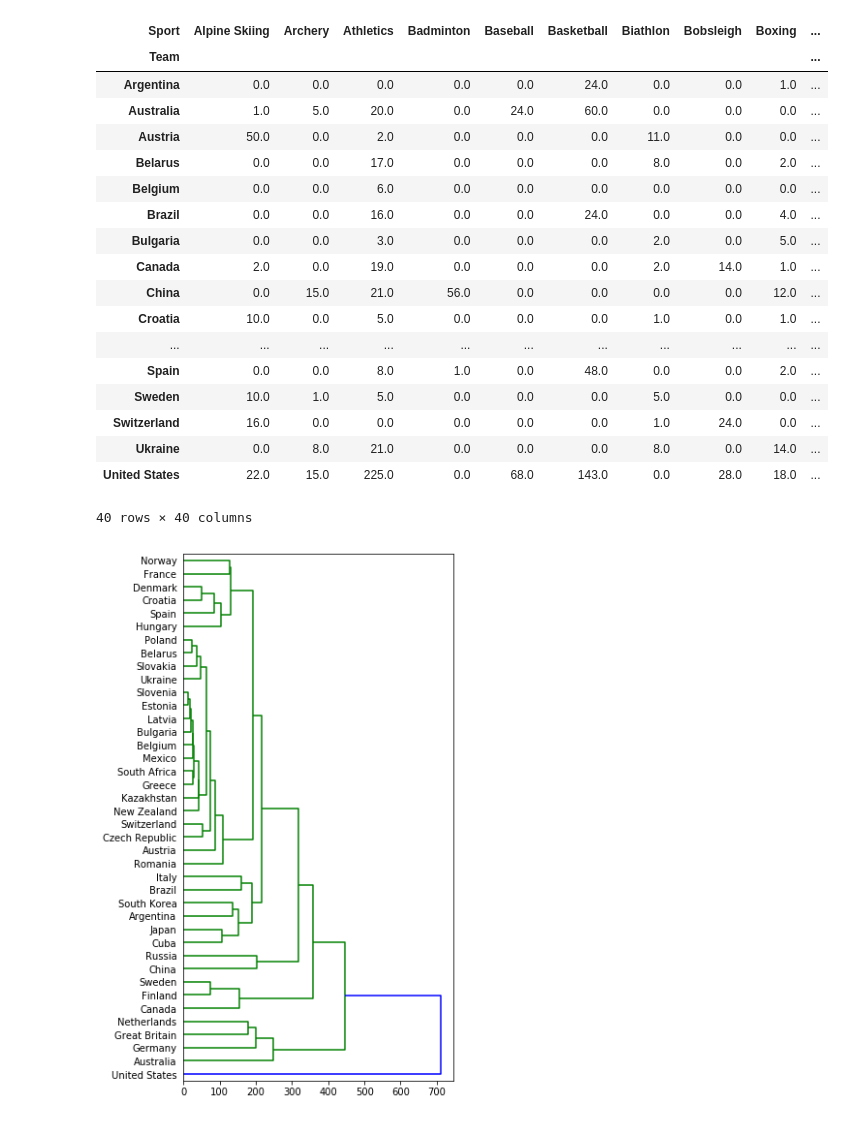
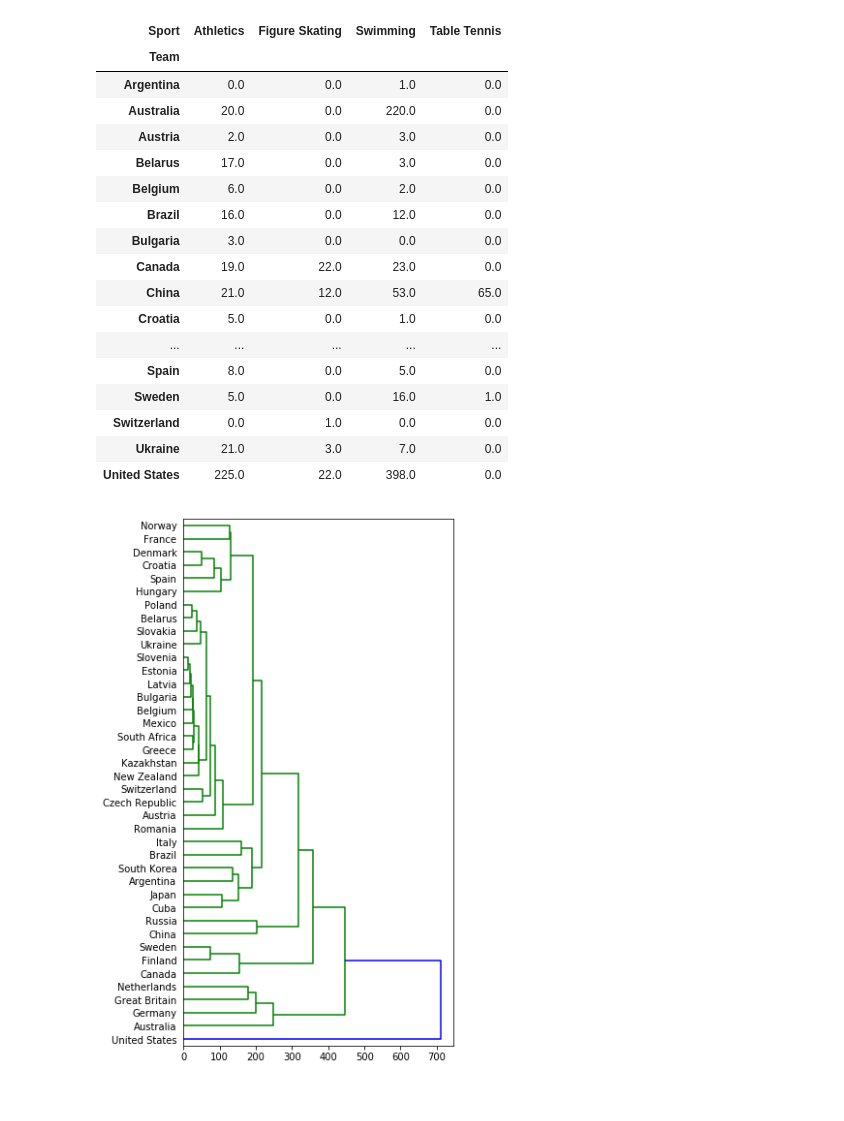
Before and after one commit to rliaoj/RLIAOJ.GITHUB.IO, a Jupyter notebook: Clustering Countries by Sports.ipynb, the cells around one changed output. Cells and saved outputs as stored; diff of their text form; code cells hidden in the pictures.

```diff
--- a/Clustering Countries by Sports.ipynb
+++ b/Clustering Countries by Sports.ipynb
@@ -20,28 +20,29 @@ olympics = olympics.loc[olympics.Team.isin(top_countries.index)]
 # %%
 top_sports = olympics.groupby('Sport').Sport.count().sort_values(ascending=False)[0:40,]
 # %%
-olympics = olympics.loc[olympics.Sport.isin(top_sports.index)]
+olympics_top_sports = olympics.loc[olympics.Sport.isin(top_sports.index)]
+olympics_our_sports = olympics[olympics.Sport.isin(['Swimming', 'Figure Skating', 'Table Tennis', 'Athletics'])]
 # %%
-medals = olympics.loc[pd.notnull(olympics.Medal)].groupby(['Team','Sport']).Team.count().unstack().fillna(0)
-medals
+medals_top_sports = olympics_top_sports.loc[pd.notnull(olympics_top_sports.Medal)].groupby(['Team','Sport']).Team.count().unstack().fillna(0)
+medals_our_sports = olympics_our_sports.loc[pd.notnull(olympics_our_sports.Medal)].groupby(['Team','Sport']).Team.count().unstack().fillna(0)
+medals_our_sports
 # %% [output]
-| Sport | Alpine Skiing | Archery | Athletics | Badminton | Baseball | Basketball | Biathlon | Bobsleigh | Boxing | ... |
-| Team |  |  |  |  |  |  |  |  |  | ... |
-| Argentina | 0.0 | 0.0 | 0.0 | 0.0 | 0.0 | 24.0 | 0.0 | 0.0 | 1.0 | ... |
-| Australia | 1.0 | 5.0 | 20.0 | 0.0 | 24.0 | 60.0 | 0.0 | 0.0 | 0.0 | ... |
-| Austria | 50.0 | 0.0 | 2.0 | 0.0 | 0.0 | 0.0 | 11.0 | 0.0 | 0.0 | ... |
-| Belarus | 0.0 | 0.0 | 17.0 | 0.0 | 0.0 | 0.0 | 8.0 | 0.0 | 2.0 | ... |
-| Belgium | 0.0 | 0.0 | 6.0 | 0.0 | 0.0 | 0.0 | 0.0 | 0.0 | 0.0 | ... |
-| Brazil | 0.0 | 0.0 | 16.0 | 0.0 | 0.0 | 24.0 | 0.0 | 0.0 | 4.0 | ... |
-| Bulgaria | 0.0 | 0.0 | 3.0 | 0.0 | 0.0 | 0.0 | 2.0 | 0.0 | 5.0 | ... |
-| Canada | 2.0 | 0.0 | 19.0 | 0.0 | 0.0 | 0.0 | 2.0 | 14.0 | 1.0 | ... |
-| China | 0.0 | 15.0 | 21.0 | 56.0 | 0.0 | 0.0 | 0.0 | 0.0 | 12.0 | ... |
-| Croatia | 10.0 | 0.0 | 5.0 | 0.0 | 0.0 | 0.0 | 1.0 | 0.0 | 1.0 | ... |
-| ... | ... | ... | ... | ... | ... | ... | ... | ... | ... | ... |
-| Spain | 0.0 | 0.0 | 8.0 | 1.0 | 0.0 | 48.0 | 0.0 | 0.0 | 2.0 | ... |
-| Sweden | 10.0 | 1.0 | 5.0 | 0.0 | 0.0 | 0.0 | 5.0 | 0.0 | 0.0 | ... |
-| Switzerland | 16.0 | 0.0 | 0.0 | 0.0 | 0.0 | 0.0 | 1.0 | 24.0 | 0.0 | ... |
-| Ukraine | 0.0 | 8.0 | 21.0 | 0.0 | 0.0 | 0.0 | 8.0 | 0.0 | 14.0 | ... |
-| United States | 22.0 | 15.0 | 225.0 | 0.0 | 68.0 | 143.0 | 0.0 | 28.0 | 18.0 | ... |
+| Sport | Athletics | Figure Skating | Swimming | Table Tennis |
+| Team |  |  |  |  |
+| Argentina | 0.0 | 0.0 | 1.0 | 0.0 |
+| Australia | 20.0 | 0.0 | 220.0 | 0.0 |
+| Austria | 2.0 | 0.0 | 3.0 | 0.0 |
+| Belarus | 17.0 | 0.0 | 3.0 | 0.0 |
+| Belgium | 6.0 | 0.0 | 2.0 | 0.0 |
+| Brazil | 16.0 | 0.0 | 12.0 | 0.0 |
+| Bulgaria | 3.0 | 0.0 | 0.0 | 0.0 |
+| Canada | 19.0 | 22.0 | 23.0 | 0.0 |
+| China | 21.0 | 12.0 | 53.0 | 65.0 |
+| Croatia | 5.0 | 0.0 | 1.0 | 0.0 |
+| ... | ... | ... | ... | ... |
+| Spain | 8.0 | 0.0 | 5.0 | 0.0 |
+| Sweden | 5.0 | 0.0 | 16.0 | 1.0 |
+| Switzerland | 0.0 | 1.0 | 0.0 | 0.0 |
+| Ukraine | 21.0 | 3.0 | 7.0 | 0.0 |
+| United States | 225.0 | 22.0 | 398.0 | 0.0 |
-40 rows × 40 columns
 # %%
```
Also changed, not shown: parts of 2 cells of this notebook.
